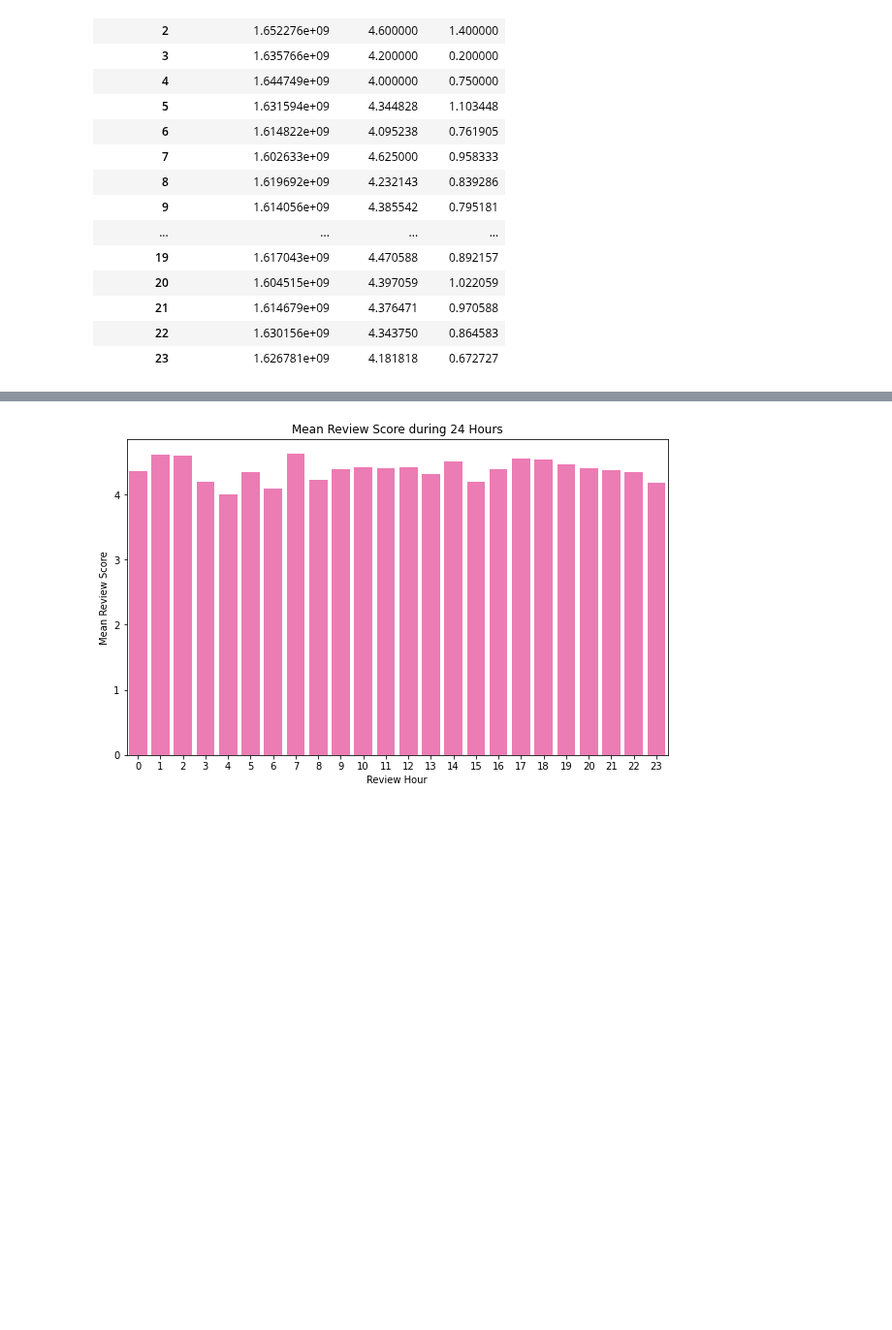
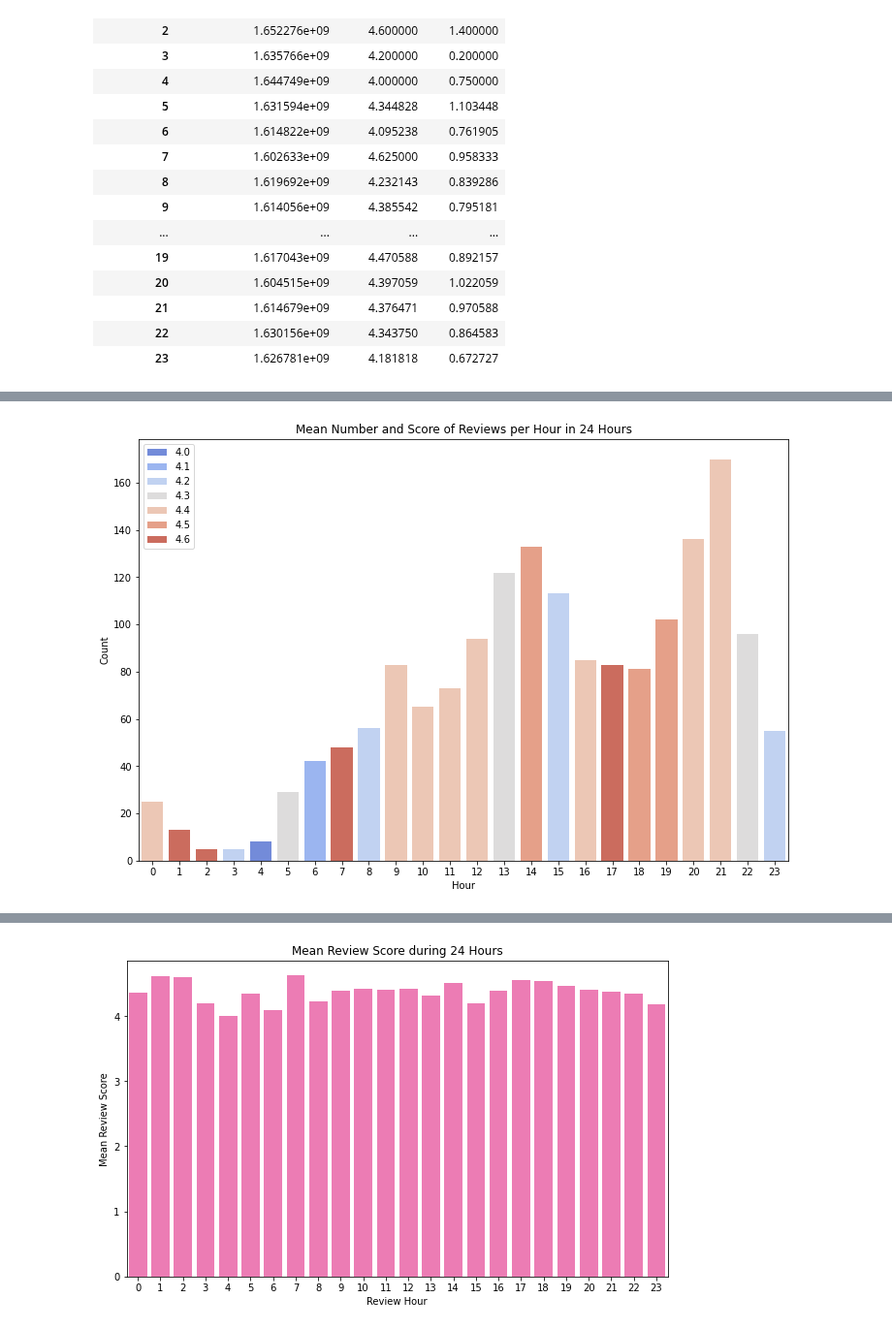
Before and after one commit to MalkAle/Google-Reviews-Restaurant-Analysis, a Jupyter notebook: Reviews_Analysis.ipynb, the cells around one changed output, grey strips where cells are left out. Shown at 97% size. Cells and saved outputs as stored; diff of their text form; code cells hidden in the pictures; blank space fills up the shorter version.

```diff
--- a/Reviews_Analysis.ipynb
+++ b/Reviews_Analysis.ipynb
@@ -313,3 +326,17 @@ df_hours
+# %%
+plt.figure(figsize=(12,8))
+fig = sns.barplot(x=df.groupby('review_hour').mean().index, \
+                 y=df.groupby('review_hour').count()['review_rating'], \
+                 hue=round(df.groupby('review_hour').mean()['review_rating'],1), \
+                 dodge=False, \
+                 palette="coolwarm")
+fig.legend(loc='upper left')
+fig.set_title('Mean Number and Score of Reviews per Hour in 24 Hours', fontsize=12)
+fig.set_xlabel('Hour')
+fig.set_ylabel('Count')
+plt.savefig('Pics/review_score_hour.jpg',bbox_inches='tight',dpi=200)
+# %% [output]
+[figure, added]
 # %%
 plt.figure(figsize=(12,8))
 fig = sns.countplot(data=df,x='review_hour', color='lightskyblue')
```
Also changed, not shown: parts of 16 cells of this notebook, 22 other files.
